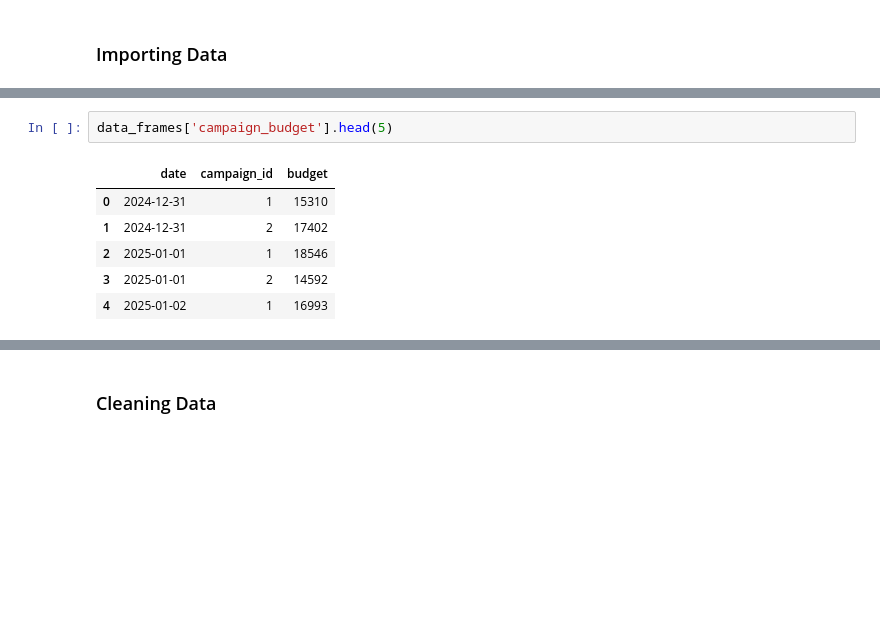
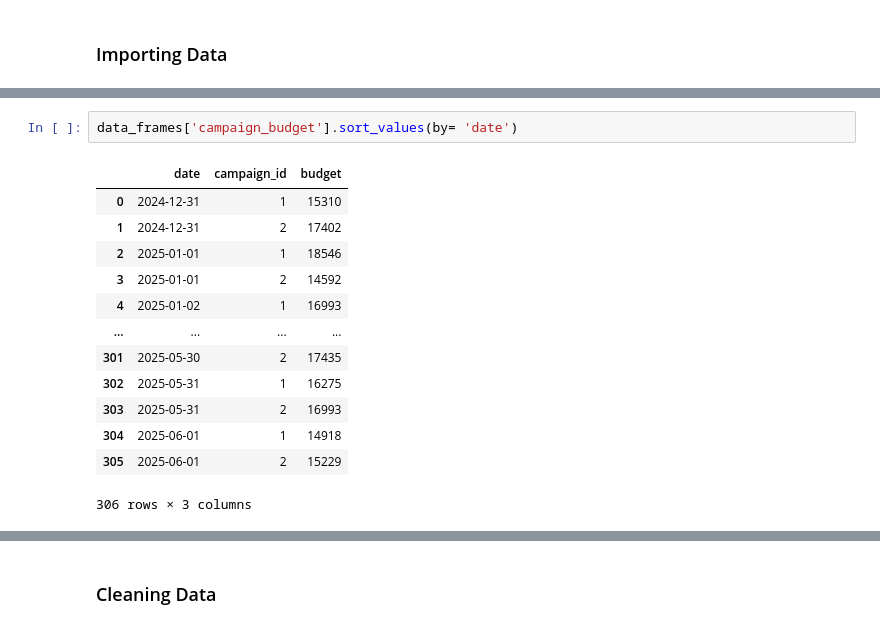
Before and after one commit to vandevee3/MarketingAnalysis, a Jupyter notebook: source/main.ipynb, the cells around one changed output, grey strips where cells are left out. Cells and saved outputs as stored; diff of their text form; blank space fills up the shorter version.

```diff
--- a/source/main.ipynb
+++ b/source/main.ipynb
@@ -38,12 +38,19 @@ print(data_frames)
 
 [306 rows x 3 columns]}
 # %%
-data_frames['campaign_budget'].head(5)
+data_frames['campaign_budget'].sort_values(by= 'date')
 # %% [output]
 |  | date | campaign_id | budget |
 | 0 | 2024-12-31 | 1 | 15310 |
 | 1 | 2024-12-31 | 2 | 17402 |
 | 2 | 2025-01-01 | 1 | 18546 |
 | 3 | 2025-01-01 | 2 | 14592 |
 | 4 | 2025-01-02 | 1 | 16993 |
+| ... | ... | ... | ... |
+| 301 | 2025-05-30 | 2 | 17435 |
+| 302 | 2025-05-31 | 1 | 16275 |
+| 303 | 2025-05-31 | 2 | 16993 |
+| 304 | 2025-06-01 | 1 | 14918 |
+| 305 | 2025-06-01 | 2 | 15229 |
+306 rows × 3 columns
 # %%
```
Also changed, not shown: parts of 7 cells of this notebook.
